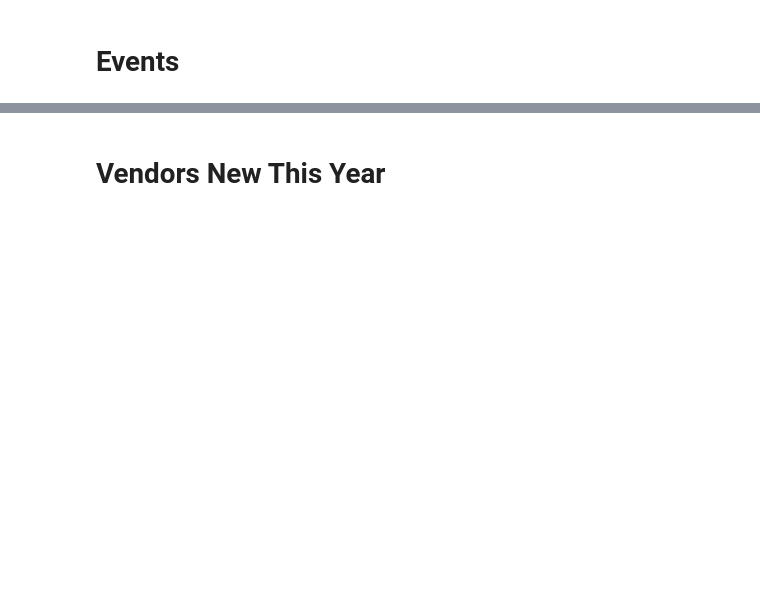
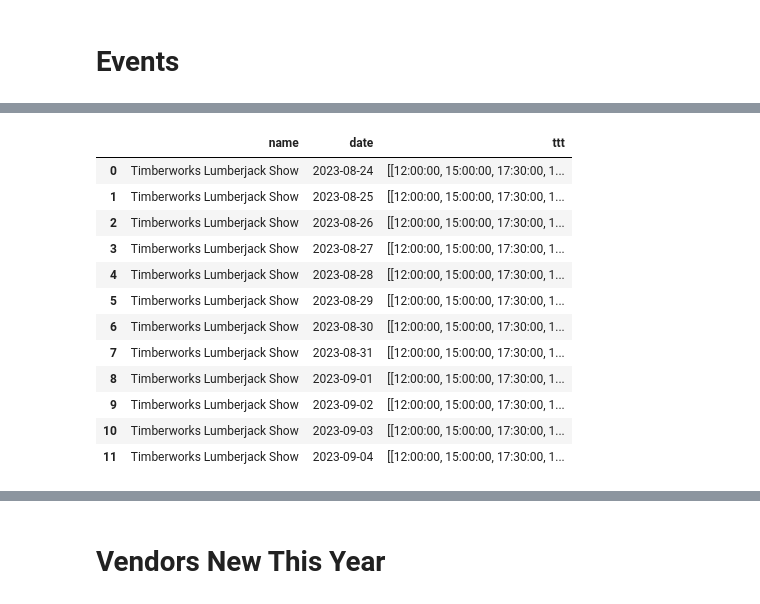
Before and after one commit to RobThomas68/MinnesotaStateFairNotebook, a Jupyter notebook: MinnesotaStateFair.ipynb, the cells around one changed output, grey strips where cells are left out. Drawn from its saved outputs; the diff is of its cells as text; code cells hidden in the pictures; blank space fills up the shorter version.

```diff
--- a/MinnesotaStateFair.ipynb
+++ b/MinnesotaStateFair.ipynb
@@ -128,4 +330,18 @@ df_events
 # %%
-df_events.groupby(['name', 'date'])['times'].agg(ttt=list).reset_index().sample(50)
+df_events.groupby(['name', 'date'])['times'].agg(ttt=list).reset_index() # .sample(50)
+# %% [output]
+|  | name | date | ttt |
+| 0 | Timberworks Lumberjack Show | 2023-08-24 | [[12:00:00, 15:00:00, 17:30:00, 1... |
+| 1 | Timberworks Lumberjack Show | 2023-08-25 | [[12:00:00, 15:00:00, 17:30:00, 1... |
+| 2 | Timberworks Lumberjack Show | 2023-08-26 | [[12:00:00, 15:00:00, 17:30:00, 1... |
+| 3 | Timberworks Lumberjack Show | 2023-08-27 | [[12:00:00, 15:00:00, 17:30:00, 1... |
+| 4 | Timberworks Lumberjack Show | 2023-08-28 | [[12:00:00, 15:00:00, 17:30:00, 1... |
+| 5 | Timberworks Lumberjack Show | 2023-08-29 | [[12:00:00, 15:00:00, 17:30:00, 1... |
+| 6 | Timberworks Lumberjack Show | 2023-08-30 | [[12:00:00, 15:00:00, 17:30:00, 1... |
+| 7 | Timberworks Lumberjack Show | 2023-08-31 | [[12:00:00, 15:00:00, 17:30:00, 1... |
+| 8 | Timberworks Lumberjack Show | 2023-09-01 | [[12:00:00, 15:00:00, 17:30:00, 1... |
+| 9 | Timberworks Lumberjack Show | 2023-09-02 | [[12:00:00, 15:00:00, 17:30:00, 1... |
+| 10 | Timberworks Lumberjack Show | 2023-09-03 | [[12:00:00, 15:00:00, 17:30:00, 1... |
+| 11 | Timberworks Lumberjack Show | 2023-09-04 | [[12:00:00, 15:00:00, 17:30:00, 1... |
 # %%
 df_events
```
Also changed, not shown: parts of 60 cells of this notebook, 24 other files.
